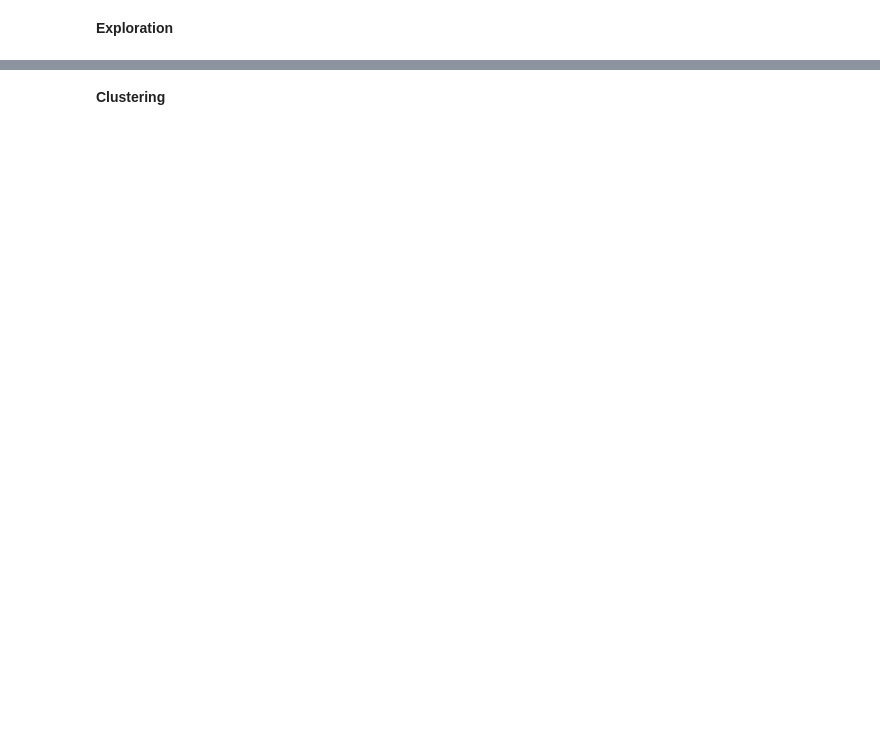
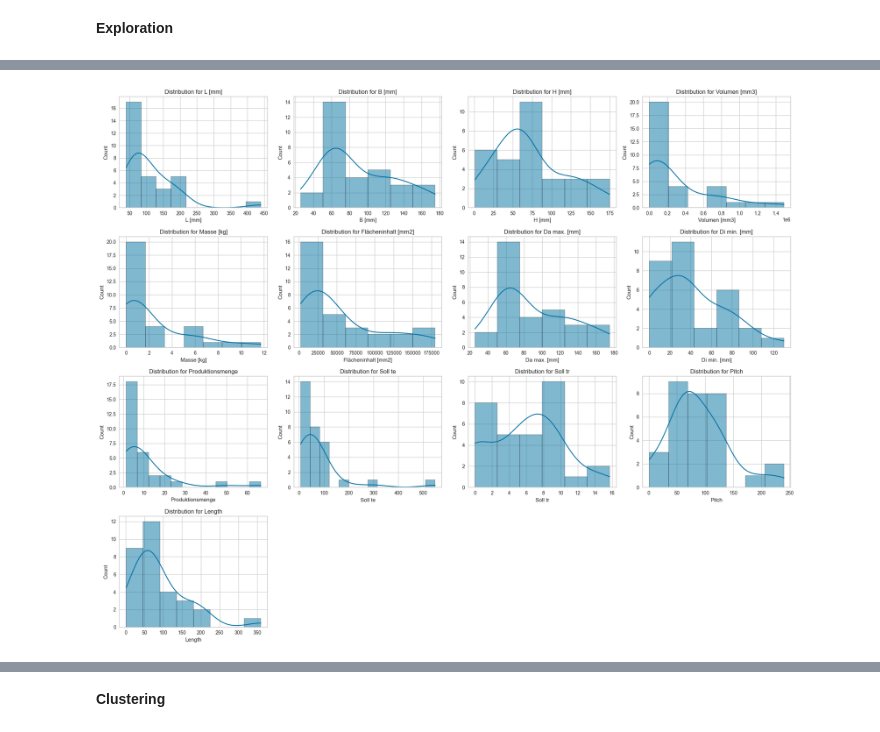
Before and after one commit to bunnekas/prevelop, a Jupyter notebook: notebooks/prevelop_capicard.ipynb, the cells around one changed output, grey strips where cells are left out. Cells and saved outputs as stored; diff of their text form; code cells hidden in the pictures; blank space fills up the shorter version.

```diff
--- a/notebooks/prevelop_capicard.ipynb
+++ b/notebooks/prevelop_capicard.ipynb
@@ -169,0 +70,5 @@ exploration.boxplots(data, num_colums)
+# %%
+# show histograms of categorical columns
+exploration.distributions(data, num_columns)
+# %% [output]
+[figure, added]
```
Also changed, not shown: parts of 32 cells of this notebook, 20 other files.
